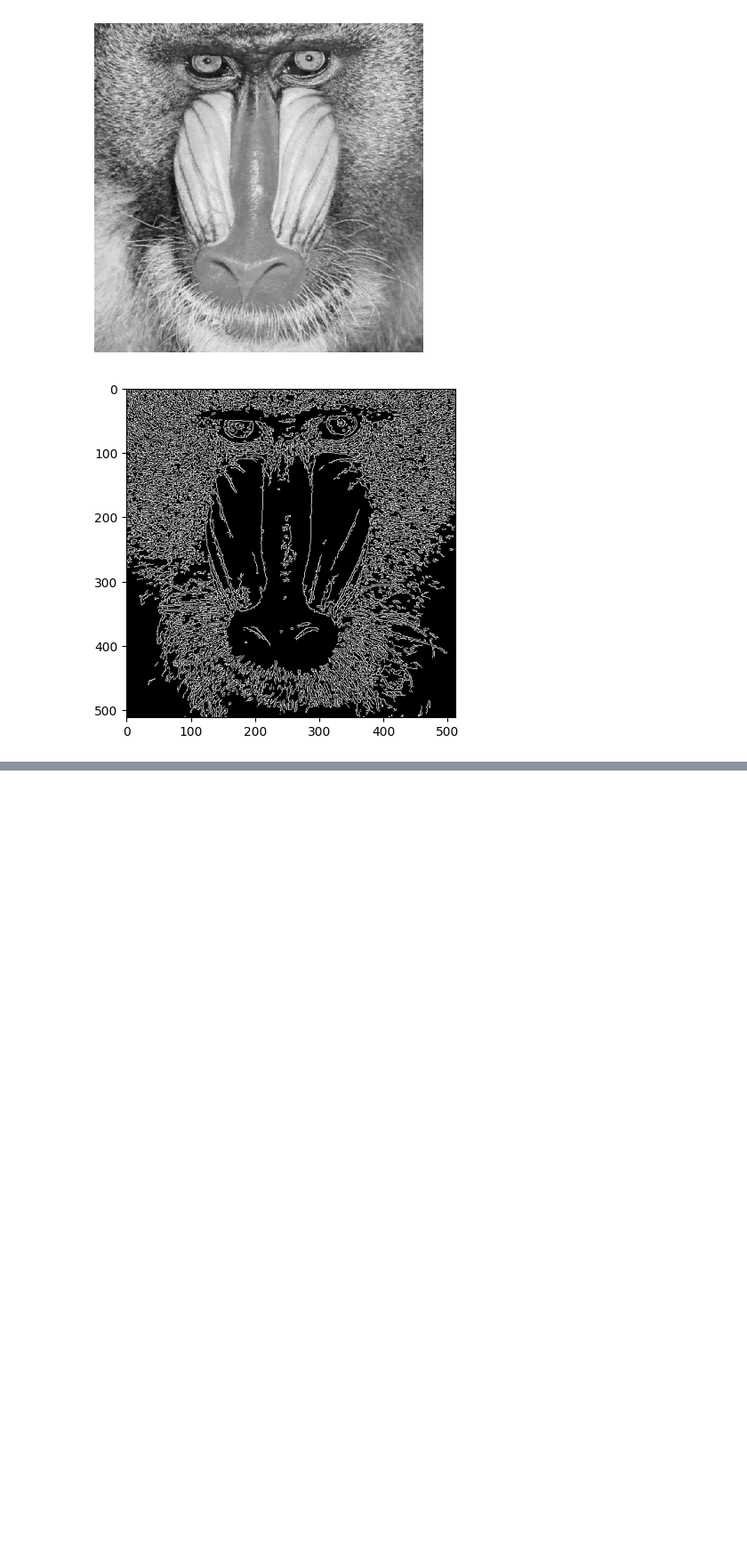
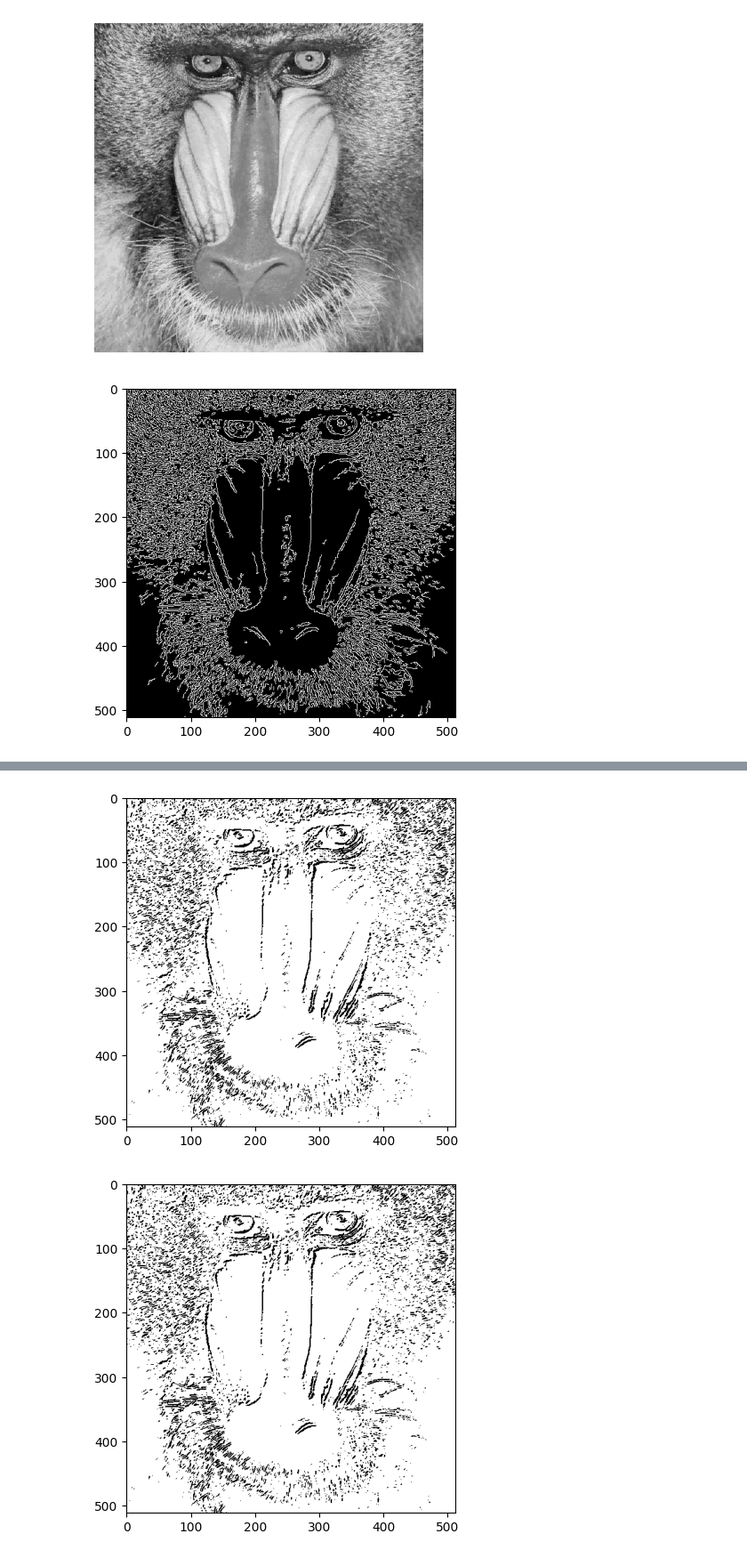
Before and after one commit to Yaivi/Vision_por_Computador, a Jupyter notebook: Práctica_2/EJERCICIO_P2.ipynb, the cells around one changed output, grey strips where cells are left out. Shown at 89% size. Cells and saved outputs as stored; diff of their text form; code cells hidden in the pictures; blank space fills up the shorter version.

```diff
--- a/Práctica_2/EJERCICIO_P2.ipynb
+++ b/Práctica_2/EJERCICIO_P2.ipynb
@@ -44,6 +46,17 @@ row_counts = cv2.reduce(canny, 1, cv2.REDUCE_SUM, dtype=cv2.CV_32SC1)
 cols = col_counts[0] / (255 * canny.shape[0])
 cols_rotated = col_counts_rotated[0] / (255 * canny.shape[0])
 rows = row_counts[:] / (255 * canny.shape[0])
+
+queue = []
+count = 0
+max_row = np.max(rows)
+print(max_row)
+for row in rows:
+
+    if (row.item() >= max_row*0.9):
+        queue.append([row.item(), count])
+    count +=1
+print(queue)
 
 #Muestra dicha cuenta gráficamente
 #Muestra dicha cuenta gráficamente
@@ -97,0 +115,65 @@ plt.xlim([0, canny.shape[1]])
+# %%
+# Gaussiana para suavizar la imagen original, eliminando altas frecuencias
+ggris = cv2.GaussianBlur(gris, (3, 3), 0)
+
+#Calcula en ambas direcciones (horizontal y vertical)
+sobelx = cv2.Sobel(ggris, cv2.CV_64F, 1, 0)  # x
+sobely = cv2.Sobel(ggris, cv2.CV_64F, 0, 1)  # y
+#Combina ambos resultados
+sobel = cv2.add(sobelx, sobely)
+
+sobel8 = cv2.convertScaleAbs(sobel)
+
+#Define valor umbral
+valorUmbral = 130 #Prueba otros valores
+#Obtiene imagen umbralizada para dicho valor definido
+_, imagenUmbralizada = cv2.threshold(gris, valorUmbral, 255, cv2.THRESH_BINARY)
+_, imagenUmbralizada_sobel = cv2.threshold(sobel8, valorUmbral, 255, cv2.THRESH_BINARY)
+
+
+col_counts_sobel8 = cv2.reduce(imagenUmbralizada_sobel, 0, cv2.REDUCE_SUM, dtype=cv2.CV_32SC1)
+rows_counts_sobel8 = cv2.reduce(imagenUmbralizada_sobel, 1, cv2.REDUCE_SUM, dtype=cv2.CV_32SC1)
+
+col_sobel8 = col_counts_sobel8[0] / (255 * sobel8.shape[0])
+rows_sobel8 = rows_counts_sobel8[:] / (255 * sobel8.shape[0])
+
+max_col = np.max(col_sobel8)
+max_row = np.max(rows_sobel8)
+
+print("Datos por filas")
+
+print(max_row*0.9)
+print(max_row)
+
+count=0
+queue_row = []
+for row in rows_sobel8:
+    if (row.item() >= max_row*0.9):
+        queue_row.append([row.item(),count])
+    count+=1
+print(queue_row)
+
+
+print("Datos por columnas")
+print(max_col*0.9)
+print(max_col)
+
+count=0
+queue_col = []
+
+for col in col_sobel8:
+    if (col.item() >= max_col*0.9):
+        queue_col.append([col.item(),count])
+    count+=1
+print(queue_col)
+
+rango_columnas = cv2.inRange(imagenUmbralizada_sobel, max_col*0.9, max_col*1.)
+rango_filas = cv2.inRange(imagenUmbralizada_sobel, max_row*0.9, max_row*1.)
+
+
+
+plt.imshow(rango_columnas, cmap='gray')
+plt.show()
+plt.imshow(rango_filas, cmap='gray')
+plt.show()
+# %% [output]
@@ -97,0 +188,2 @@ plt.xlim([0, canny.shape[1]])
+[figure, added]
+[figure, added]
```
Also changed, not shown: parts of 7 cells of this notebook, 1 other file.
